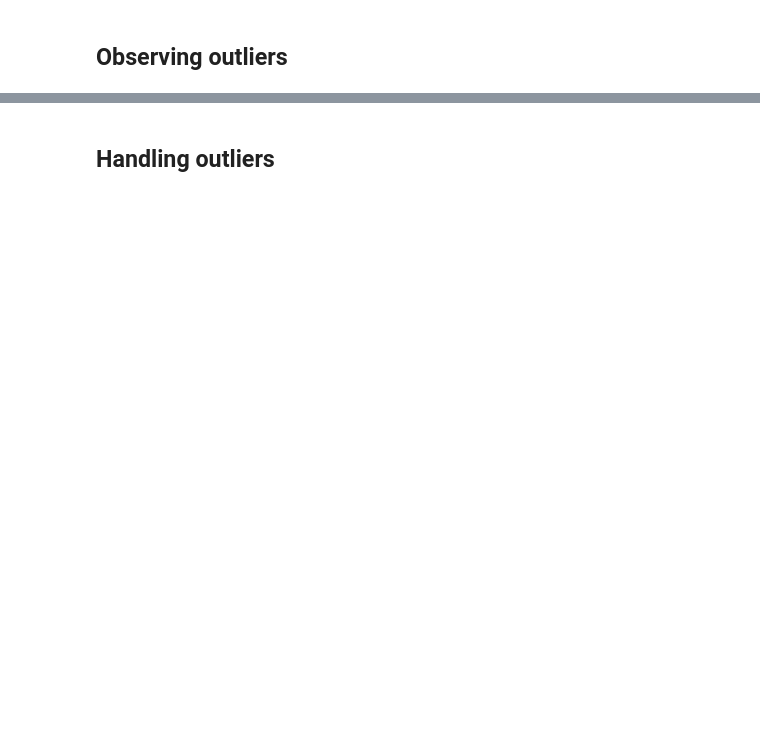
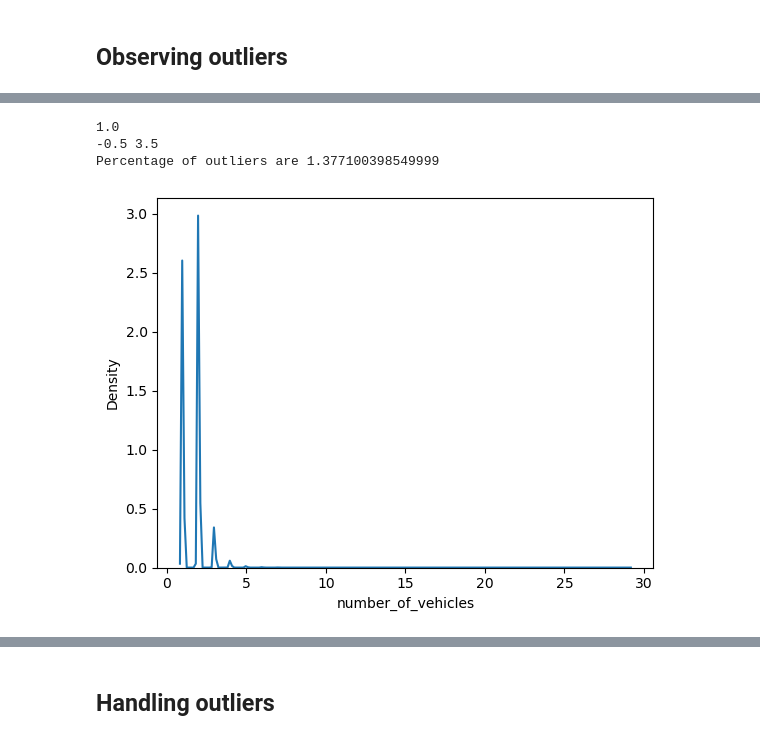
Before and after one commit to YoussefAswad/de-project, a Jupyter notebook: Milestone 1 template.ipynb, the cells around one changed output, grey strips where cells are left out. Drawn from its saved outputs; the diff is of its cells as text; code cells hidden in the pictures; blank space fills up the shorter version.

```diff
--- a/Milestone 1 template.ipynb
+++ b/Milestone 1 template.ipynb
@@ -432,0 +425,19 @@ df_accidents_1980_clean.head(50)
+# %%
+sns.kdeplot(df_accidents_1980_clean['number_of_vehicles'])
+Q1 = df_accidents_1980_clean['number_of_vehicles'].quantile(0.25)
+Q3 = df_accidents_1980_clean['number_of_vehicles'].quantile(0.75)
+IQR = Q3 - Q1
+print(IQR)
+cut_off = IQR * 1.5
+lower = Q1 - cut_off
+upper = Q3 + cut_off
+print(lower, upper)
+df1 = df_accidents_1980_clean[df_accidents_1980_clean['number_of_vehicles'] > upper]
+df2 = df_accidents_1980_clean[df_accidents_1980_clean['number_of_vehicles'] < lower]
+print('Percentage of outliers are',
+      (df1.shape[0] + df2.shape[0]) / len(df_accidents_1980_clean.index) * 100)
+# %% [output]
+1.0
+-0.5 3.5
+Percentage of outliers are 1.377100398549999
+[figure, added]
```
Also changed, not shown: parts of 12 cells of this notebook.
